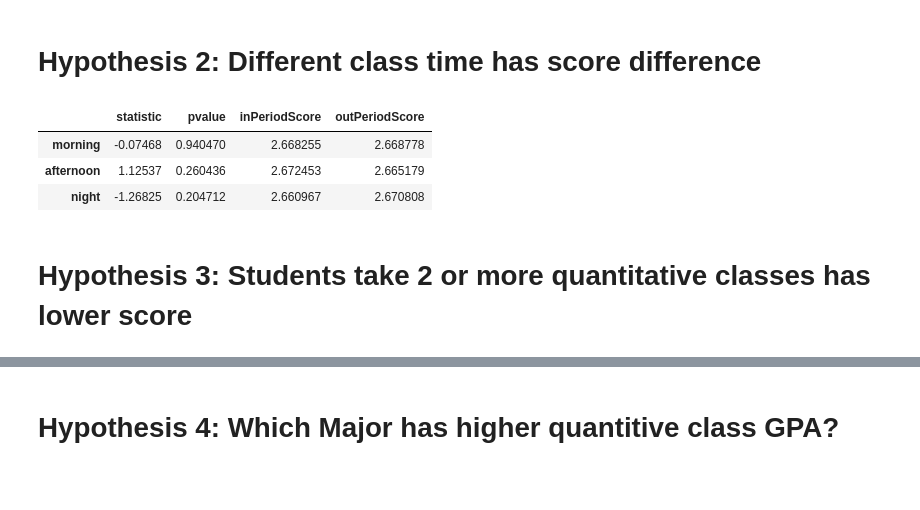
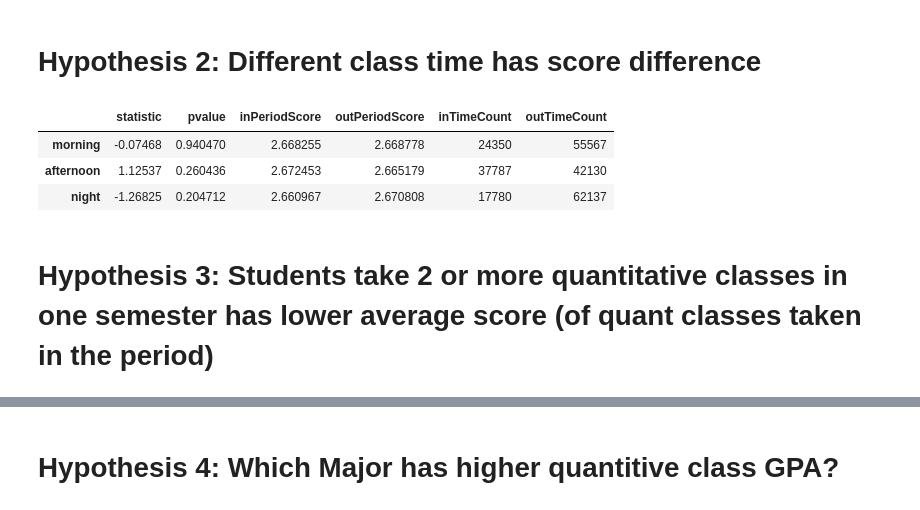
Before and after one commit to coolcottontail/research, a Jupyter notebook: research.ipynb, the cells around one changed output, grey strips where cells are left out. Drawn from its saved outputs; the diff is of its cells as text; code cells hidden in the pictures; blank space fills up the shorter version.

```diff
--- a/research.ipynb
+++ b/research.ipynb
@@ -204,0 +432,41 @@ results_df
+# %%
+df_ttest["hour"] = df_ttest["CLASSM_MEETING_TIME_START"].str.split(":").str[0]
+df_ttest['hour'] = df_ttest['hour'].replace(np.nan, 0)
+
+df_ttest["morning"] = df_ttest["hour"].apply(lambda x: 1 if int(x) < 12 else  0)
+df_ttest["afternoon"] = df_ttest["hour"].apply(lambda x: 1 if int(x) >= 12 and int(x) < 18 else  0)
+df_ttest["night"] = df_ttest["hour"].apply(lambda x: 1 if int(x) >= 18  else  0)
+
+cbaClassCode = ['HRM 360', 'MKTG 300', 'MGMT 425', 'I S 310', 'MGMT 300', 'FIN 300', 'BLAW 320', 'I S 300', 'CBA 300', 'I S 301']
+
+def run_ttest_class_time(classCode, dayTime):
+    if classCode != "AllClass":
+        df = df_ttest[ df_ttest['lesson']== classCode  ]
+    else:
+        df = df_ttest
+
+    group1 = df[ df[dayTime] == 1 ]
+    group2 = df[ df[dayTime] == 0 ]
+
+    return scipy.stats.ttest_ind(group1['score'], group2['score']), (group1["score"].mean(), group2["score"].mean(), group1["score"].count(), group2["score"].count())
+
+cbaClassCode = ['AllClass', 'HRM 360', 'MKTG 300', 'MGMT 425', 'I S 310', 'MGMT 300', 'FIN 300', 'BLAW 320', 'I S 300', 'CBA 300', 'I S 301']
+
+t_test_results = {}
+scores = {}
+
+for classCode in cbaClassCode:
+    for dayTime in ["morning", "afternoon", "night"]:
+        t_test_results[classCode + " : " + dayTime], scores[classCode + " : " + dayTime] = run_ttest_class_time(classCode, dayTime)
+
+#print(t_test_results)
+results_df = pd.DataFrame.from_dict(t_test_results, orient='Index')
+scores_df = pd.DataFrame.from_dict(scores, orient='Index')
+
+results_df['inTimePeriod'] = scores_df[0].to_numpy()
+results_df['outTimePeriod'] = scores_df[1].to_numpy()
+
+results_df['inTimeCount'] = scores_df[2].to_numpy()
+results_df['outTimeOut'] = scores_df[3].to_numpy()
+
+results_df
@@ -207,32 +493,34 @@ results_df
 # %%
 df_ttest["hour"] = df_ttest["CLASSM_MEETING_TIME_START"].str.split(":").str[0]
 df_ttest['hour'] = df_ttest['hour'].replace(np.nan, 0)
 
 df_ttest["morning"] = df_ttest["hour"].apply(lambda x: 1 if int(x) < 12 else  0)
 df_ttest["afternoon"] = df_ttest["hour"].apply(lambda x: 1 if int(x) >= 12 and int(x) < 18 else  0)
 df_ttest["night"] = df_ttest["hour"].apply(lambda x: 1 if int(x) >= 18  else  0)
 
 def run_ttest_on_day_time(dayTime):
     group1 = df_ttest[ df_ttest[dayTime] == 1 ]
     group2 = df_ttest[ df_ttest[dayTime] == 0 ]
 
-    return scipy.stats.ttest_ind(group1['score'], group2['score']), (group1["score"].mean(), group2["score"].mean())
+    return scipy.stats.ttest_ind(group1['score'], group2['score']), (group1["score"].mean(), group2["score"].mean(),  group1["score"].count(), group2["score"].count() )
 
 t_test_results = {}
 scores = {}
 for dayTime in ["morning", "afternoon", "night"]:
     t_test_results[dayTime], scores[dayTime] = run_ttest_on_day_time(dayTime)
 
 results_df = pd.DataFrame.from_dict(t_test_results, orient='Index')
 scores_df = pd.DataFrame.from_dict(scores, orient='Index')
 
 results_df['inPeriodScore'] = scores_df[0].to_numpy()
 results_df['outPeriodScore'] = scores_df[1].to_numpy()
+results_df['inTimeCount'] = scores_df[2].to_numpy()
+results_df['outTimeCount'] = scores_df[3].to_numpy()
 results_df
 # %% [output]
-|  | statistic | pvalue | inPeriodScore | outPeriodScore |
-| morning | -0.07468 | 0.940470 | 2.668255 | 2.668778 |
-| afternoon | 1.12537 | 0.260436 | 2.672453 | 2.665179 |
-| night | -1.26825 | 0.204712 | 2.660967 | 2.670808 |
+|  | statistic | pvalue | inPeriodScore | outPeriodScore | inTimeCount | outTimeCount |
+| morning | -0.07468 | 0.940470 | 2.668255 | 2.668778 | 24350 | 55567 |
+| afternoon | 1.12537 | 0.260436 | 2.672453 | 2.665179 | 37787 | 42130 |
+| night | -1.26825 | 0.204712 | 2.660967 | 2.670808 | 17780 | 62137 |
 # %% [markdown]
-# Hypothesis 3: Students take 2 or more quantitative classes has lower score
+# Hypothesis 3: Students take 2 or more quantitative classes in one semester has lower average score (of quant classes taken in the period)
```
Also changed, not shown: parts of 43 cells of this notebook.
